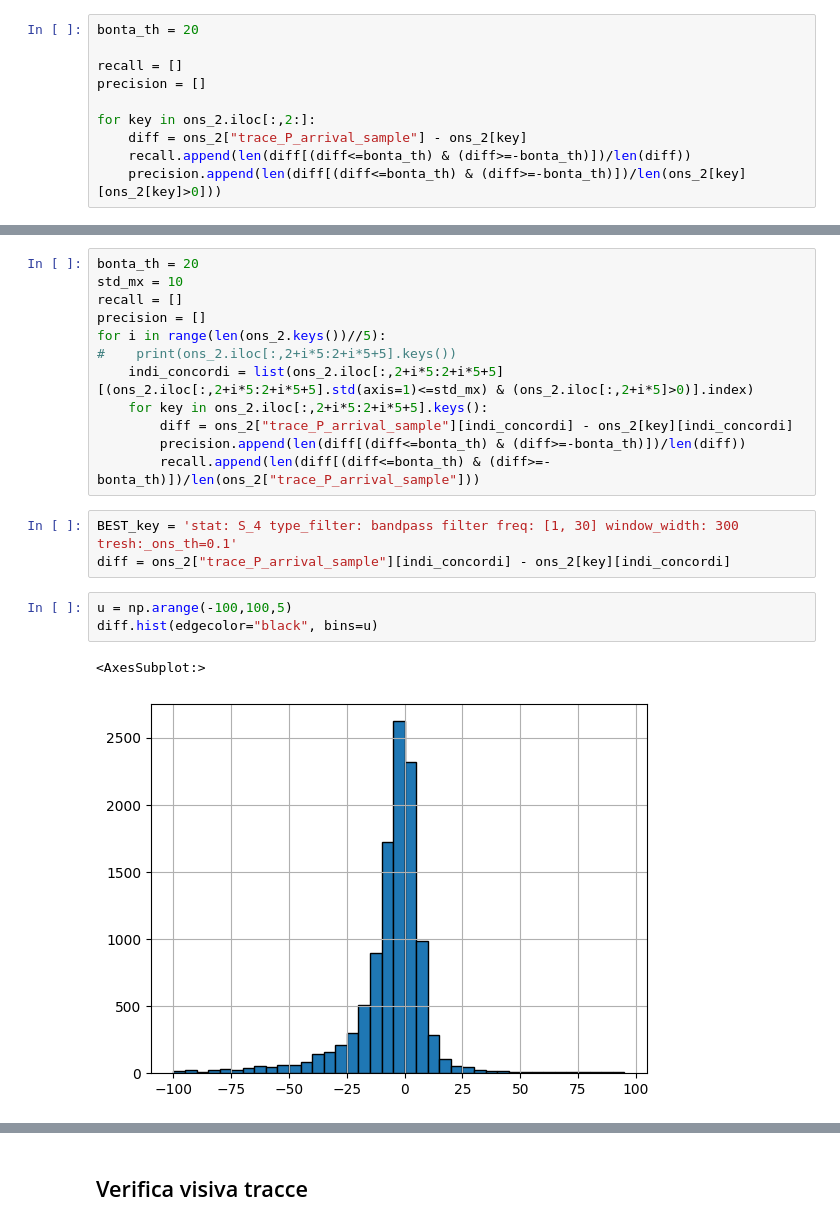
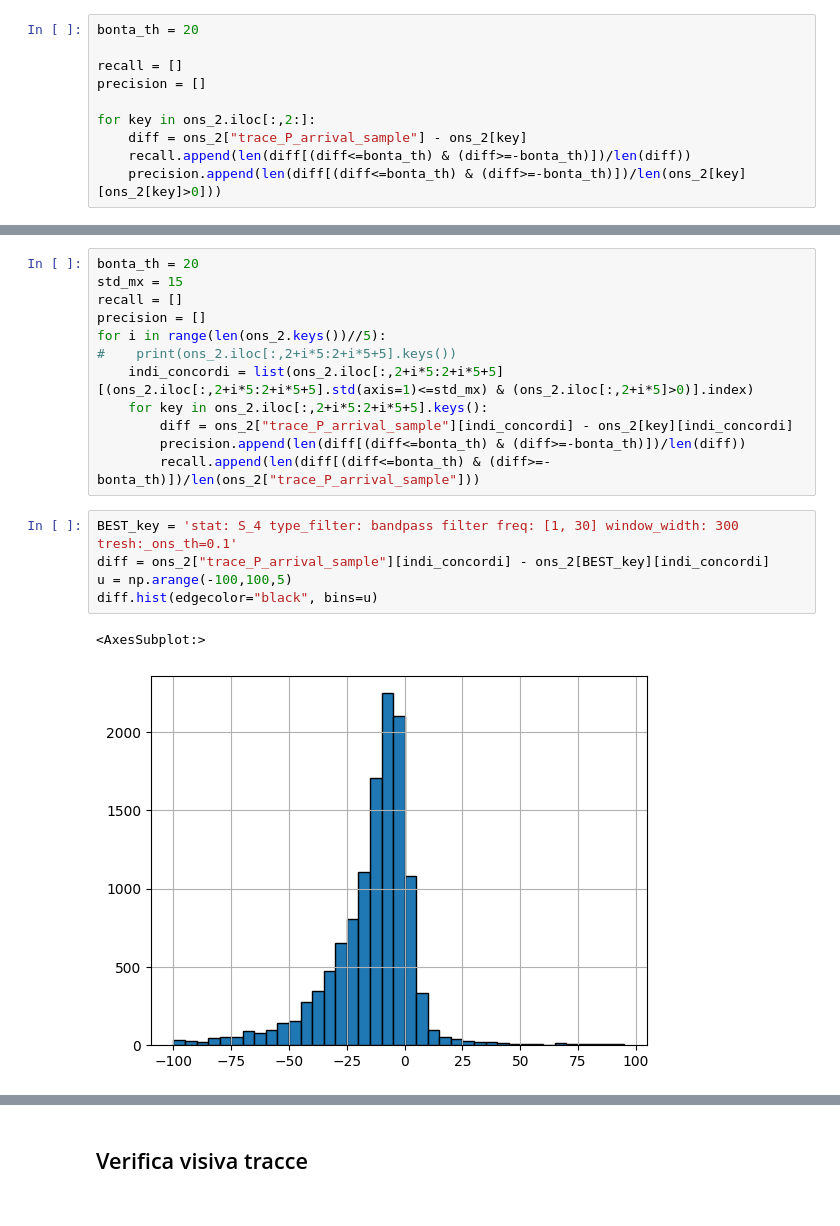
Before and after one commit to Nemenick/primoprogetto, a Jupyter notebook: Codici/_DETECT_HOS.ipynb, the cells around one changed output, grey strips where cells are left out. Saved outputs shown, nothing was run; the diff lists cells and outputs as text.

```diff
--- a/Codici/_DETECT_HOS.ipynb
+++ b/Codici/_DETECT_HOS.ipynb
@@ -155,6 +155,6 @@ plt.legend()
 # %%
 bonta_th = 20
-std_mx = 10
+std_mx = 15
 recall = []
 precision = []
 for i in range(len(ons_2.keys())//5):
@@ -166,10 +166,9 @@ for i in range(len(ons_2.keys())//5):
         recall.append(len(diff[(diff<=bonta_th) & (diff>=-bonta_th)])/len(ons_2["trace_P_arrival_sample"]))
 # %%
 BEST_key = 'stat: S_4 type_filter: bandpass filter freq: [1, 30] window_width: 300 tresh:_ons_th=0.1'
-diff = ons_2["trace_P_arrival_sample"][indi_concordi] - ons_2[key][indi_concordi]
+diff = ons_2["trace_P_arrival_sample"][indi_concordi] - ons_2[BEST_key][indi_concordi]
+u = np.arange(-100,100,5)
+diff.hist(edgecolor="black", bins=u)
+# %% [output]
+<AxesSubplot:>
+[figure, added]
-# %%
-u = np.arange(-100,100,5)
-diff.hist(edgecolor="black", bins=u)
-# %% [output]
-<AxesSubplot:>
-[figure, removed]
```
Also changed, not shown: parts of 38 cells of this notebook, 4 other files.
